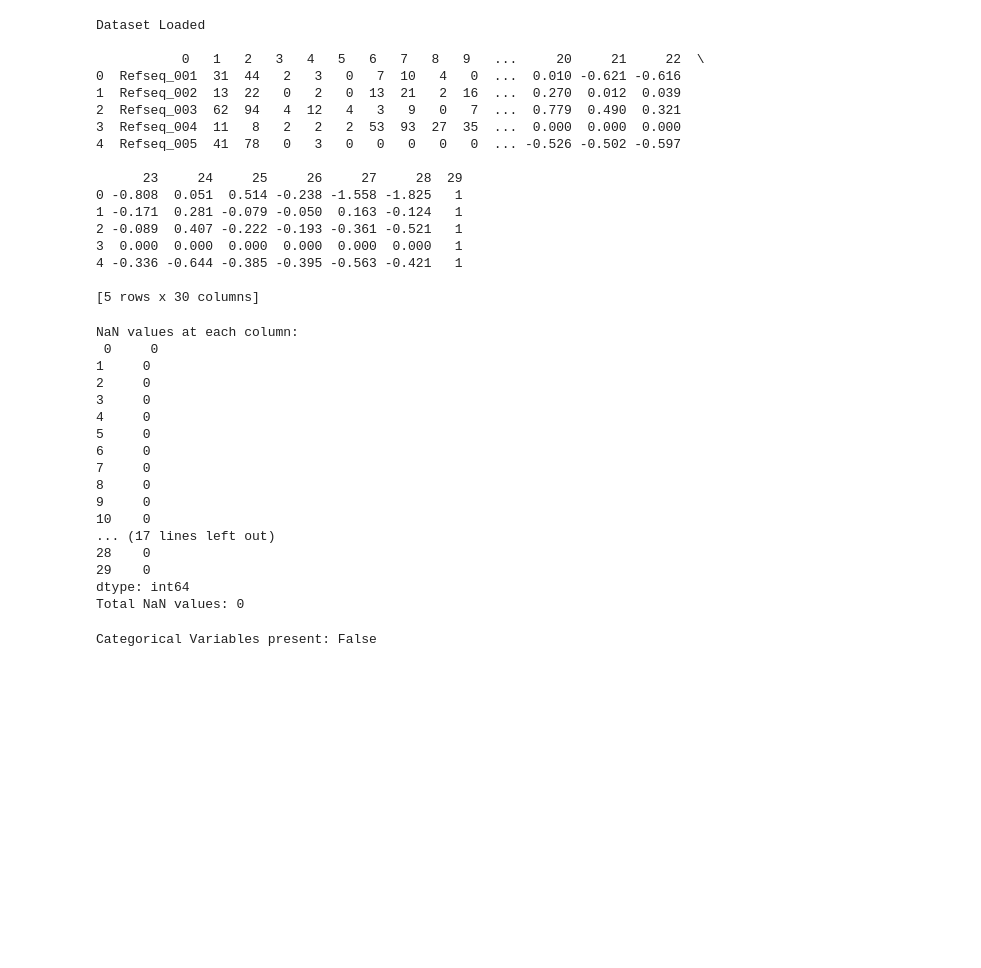
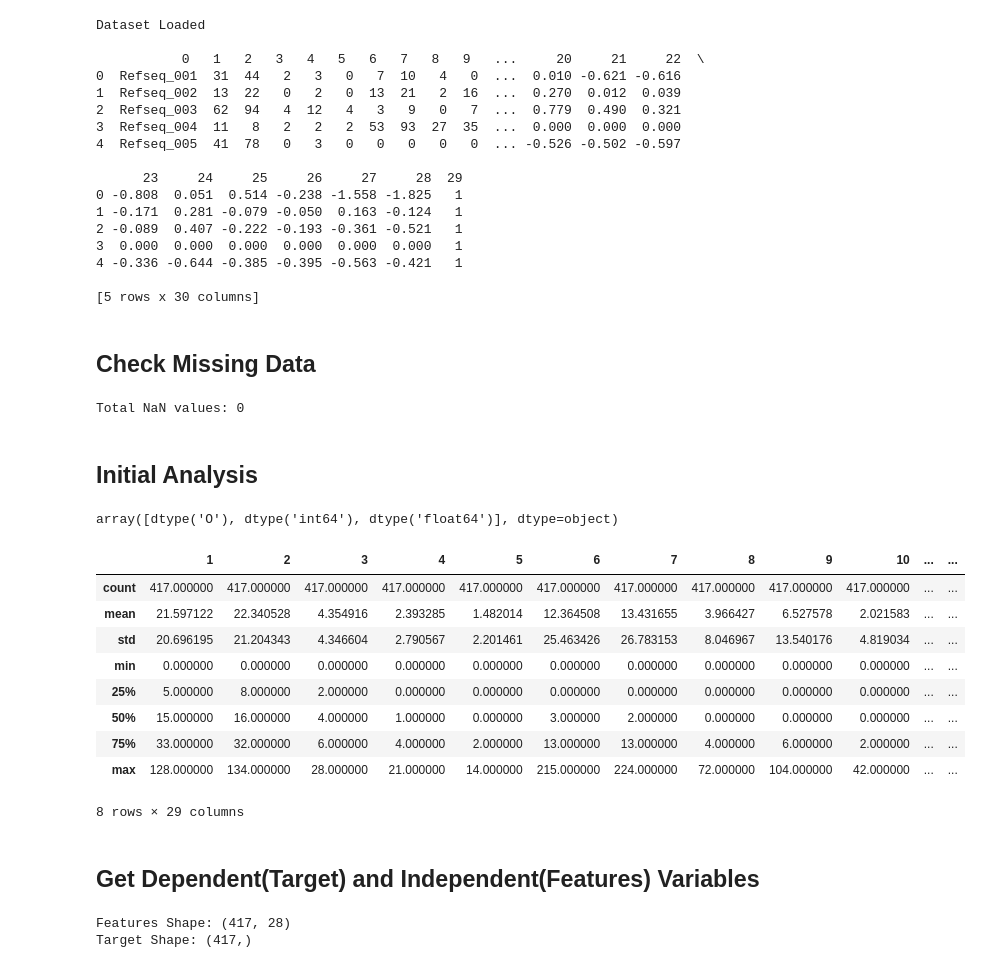
Before and after one commit to IbtihajT/Pre-employment_tests, a Jupyter notebook: PML_RMC_Peshawar/main.ipynb, the cells around one changed output. Cells and saved outputs as stored; diff of their text form; code cells hidden in the pictures; blank space fills up the shorter version.

```diff
--- a/PML_RMC_Peshawar/main.ipynb
+++ b/PML_RMC_Peshawar/main.ipynb
@@ -52,34 +63,43 @@ Dataset Loaded
 4 -0.336 -0.644 -0.385 -0.395 -0.563 -0.421   1
 
 [5 rows x 30 columns]
+# %% [markdown]
+## Check Missing Data
 # %%
 # Check if data has missing values
-print(f"NaN values at each column:\n {raw_data.isnull().sum()}")
 print(f"Total NaN values: {raw_data.isnull().sum().sum()}")
 # %% [output]
-NaN values at each column:
- 0     0
-1     0
-2     0
-3     0
-4     0
-5     0
-6     0
-7     0
-8     0
-9     0
-10    0
-... (17 lines left out)
-28    0
-29    0
-dtype: int64
 Total NaN values: 0
+# %% [markdown]
+## Initial Analysis
+# %%
+# Check Unique Datatypes of the columns
+raw_data.dtypes.unique()
+# %% [output]
+array([dtype('O'), dtype('int64'), dtype('float64')], dtype=object)
+# %%
+# Describe
+raw_data.describe()
+# %% [output]
+|  | 1 | 2 | 3 | 4 | 5 | 6 | 7 | 8 | 9 | 10 | ... | ... |
+| count | 417.000000 | 417.000000 | 417.000000 | 417.000000 | 417.000000 | 417.000000 | 417.000000 | 417.000000 | 417.000000 | 417.000000 | ... | ... |
+| mean | 21.597122 | 22.340528 | 4.354916 | 2.393285 | 1.482014 | 12.364508 | 13.431655 | 3.966427 | 6.527578 | 2.021583 | ... | ... |
+| std | 20.696195 | 21.204343 | 4.346604 | 2.790567 | 2.201461 | 25.463426 | 26.783153 | 8.046967 | 13.540176 | 4.819034 | ... | ... |
+| min | 0.000000 | 0.000000 | 0.000000 | 0.000000 | 0.000000 | 0.000000 | 0.000000 | 0.000000 | 0.000000 | 0.000000 | ... | ... |
+| 25% | 5.000000 | 8.000000 | 2.000000 | 0.000000 | 0.000000 | 0.000000 | 0.000000 | 0.000000 | 0.000000 | 0.000000 | ... | ... |
+| 50% | 15.000000 | 16.000000 | 4.000000 | 1.000000 | 0.000000 | 3.000000 | 2.000000 | 0.000000 | 0.000000 | 0.000000 | ... | ... |
+| 75% | 33.000000 | 32.000000 | 6.000000 | 4.000000 | 2.000000 | 13.000000 | 13.000000 | 4.000000 | 6.000000 | 2.000000 | ... | ... |
+| max | 128.000000 | 134.000000 | 28.000000 | 21.000000 | 14.000000 | 215.000000 | 224.000000 | 72.000000 | 104.000000 | 42.000000 | ... | ... |
+8 rows × 29 columns
+# %% [markdown]
+## Get Dependent(Target) and Independent(Features) Variables
 # %%
 # Capture the Dependent and Independent Variable
-X = data.iloc[:, 1:-1].values  # Independent Varibale with 28 features
-y = data.iloc[:, -1].values  # Dependent Variable with 2 classes
+features = raw_data.iloc[:, 1:-1].astype("float64").values  # Independent Varibale with 28 features
+target = raw_data.iloc[:, -1].values  # Dependent Variable with 2 classes
+
+print(f"Features Shape: {features.shape}")
+print(f"Target Shape: {target.shape}")
+# %% [output]
+Features Shape: (417, 28)
+Target Shape: (417,)
-# %%
-# Checking Categorical variables
-print("Categorical Variables present: {}".format(is_categorical(X)))
-# %% [output]
-Categorical Variables present: False
```
Also changed, not shown: parts of 24 cells of this notebook.
